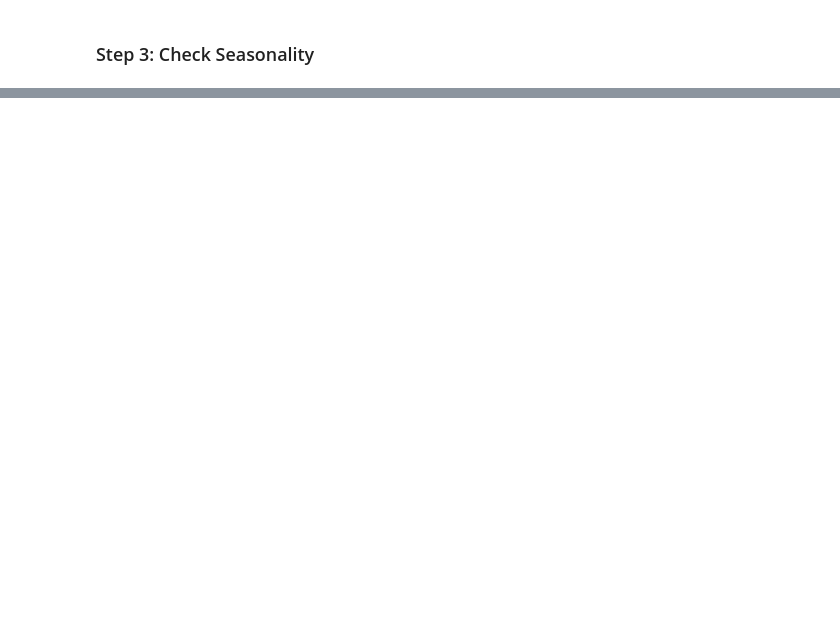
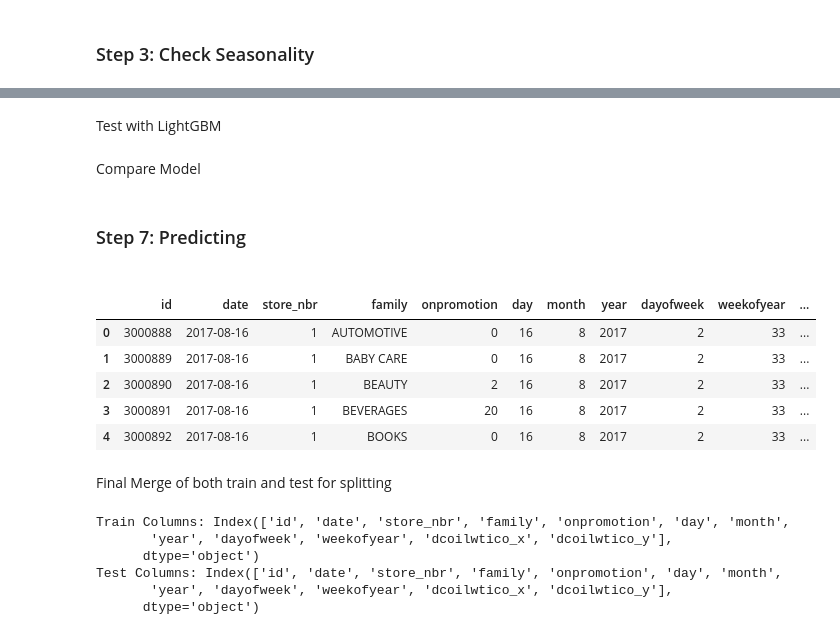
Before and after one commit to lognguyen/kaggle-store-prediction, a Jupyter notebook: storePrediction.ipynb, the cells around one changed output, grey strips where cells are left out. Cells and saved outputs as stored; diff of their text form; code cells hidden in the pictures; blank space fills up the shorter version.

```diff
--- a/storePrediction.ipynb
+++ b/storePrediction.ipynb
@@ -474,0 +356,32 @@ _ = ax.legend([FAMILY, FAMILY + ' Forecast'])
+# %% [markdown]
+Test with LightGBM
+# %%
+#  Merge External Data
+oil_data.fillna(method='ffill', inplace=True)
+train = trainning_data.merge(oil_data[['date', 'dcoilwtico']], on='date', how='left')
+test = test.merge(oil_data[['date', 'dcoilwtico']], on='date', how='left')
+
+#  Feature Engineering
+train['day'] = train['date'].dt.day
+test['day'] = test['date'].dt.day
+train['month'] = train['date'].dt.month
+test['month'] = test['date'].dt.month
+train['year'] = train['date'].dt.year
+test['year'] = test['date'].dt.year
+train['dayofweek'] = train['date'].dt.dayofweek
+test['dayofweek'] = test['date'].dt.dayofweek
+
+
+# Train/Test Split
+X_train, X_val, y_train, y_val = train_test_split(train[features], train[target], test_size=0.2, random_state=42)
+
+#  Train LightGBM Model
+lgb_model = lgb.LGBMRegressor(n_estimators=1000, learning_rate=0.05, max_depth=6, random_state=42)
+lgb_model.fit(X_train, y_train, eval_set=[(X_val, y_val)], eval_metric='rmse', callbacks=[lgb.early_stopping(50)])
+
+#  LightGBM Predictions & Evaluation
+y_pred_lgb = np.maximum(lgb_model.predict(X_val), 0)  # Ensure no negative values
+rmse_lgb = root_mean_squared_error(y_val, y_pred_lgb)
+print(f" LightGBM Model RMSE: {rmse_lgb:.4f}")
+# %% [markdown]
+Compare Model
@@ -474,0 +396,28 @@ _ = ax.legend([FAMILY, FAMILY + ' Forecast'])
+# %% [markdown]
+<h3> Step 7: Predicting <h3>
+# %%
+test_data['date'] = pd.to_datetime(test_data['date'])
+
+## Feature Engineering
+test_data['day'] = test_data['date'].dt.day
+test_data['month'] = test_data['date'].dt.month
+test_data['year'] = test_data['date'].dt.year
+test_data['dayofweek'] = test_data['date'].dt.dayofweek
+test_data['weekofyear'] = test_data['date'].dt.isocalendar().week
+
+# Merge external oil data:
+test_data = test_data.merge(oil_data[['date', 'dcoilwtico']], on='date',how='left')
+
+# Remove all missing values
+test_data.ffill(inplace=True)
+
+test_data.head()
+# %% [output]
+|  | id | date | store_nbr | family | onpromotion | day | month | year | dayofweek | weekofyear | ... |
+| 0 | 3000888 | 2017-08-16 | 1 | AUTOMOTIVE | 0 | 16 | 8 | 2017 | 2 | 33 | ... |
+| 1 | 3000889 | 2017-08-16 | 1 | BABY CARE | 0 | 16 | 8 | 2017 | 2 | 33 | ... |
+| 2 | 3000890 | 2017-08-16 | 1 | BEAUTY | 2 | 16 | 8 | 2017 | 2 | 33 | ... |
+| 3 | 3000891 | 2017-08-16 | 1 | BEVERAGES | 20 | 16 | 8 | 2017 | 2 | 33 | ... |
+| 4 | 3000892 | 2017-08-16 | 1 | BOOKS | 0 | 16 | 8 | 2017 | 2 | 33 | ... |
+# %% [markdown]
+Final Merge of both train and test for splitting
@@ -474,0 +428,17 @@ _ = ax.legend([FAMILY, FAMILY + ' Forecast'])
+# %%
+for joined in [final_train, final_test]:
+    joined['day'] = joined['date'].dt.day
+    joined['month'] = joined['date'].dt.month
+    joined['year'] = joined['date'].dt.year
+    joined['dayofweek'] = joined['date'].dt.dayofweek
+    joined['weekofyear'] = joined['date'].dt.isocalendar().week
+
+print("Train Columns:", final_test.columns)
+print("Test Columns:", final_test.columns)
+# %% [output]
+Train Columns: Index(['id', 'date', 'store_nbr', 'family', 'onpromotion', 'day', 'month',
+       'year', 'dayofweek', 'weekofyear', 'dcoilwtico_x', 'dcoilwtico_y'],
+      dtype='object')
+Test Columns: Index(['id', 'date', 'store_nbr', 'family', 'onpromotion', 'day', 'month',
+       'year', 'dayofweek', 'weekofyear', 'dcoilwtico_x', 'dcoilwtico_y'],
+      dtype='object')
```
Also changed, not shown: parts of 53 cells of this notebook, 2 other files.
